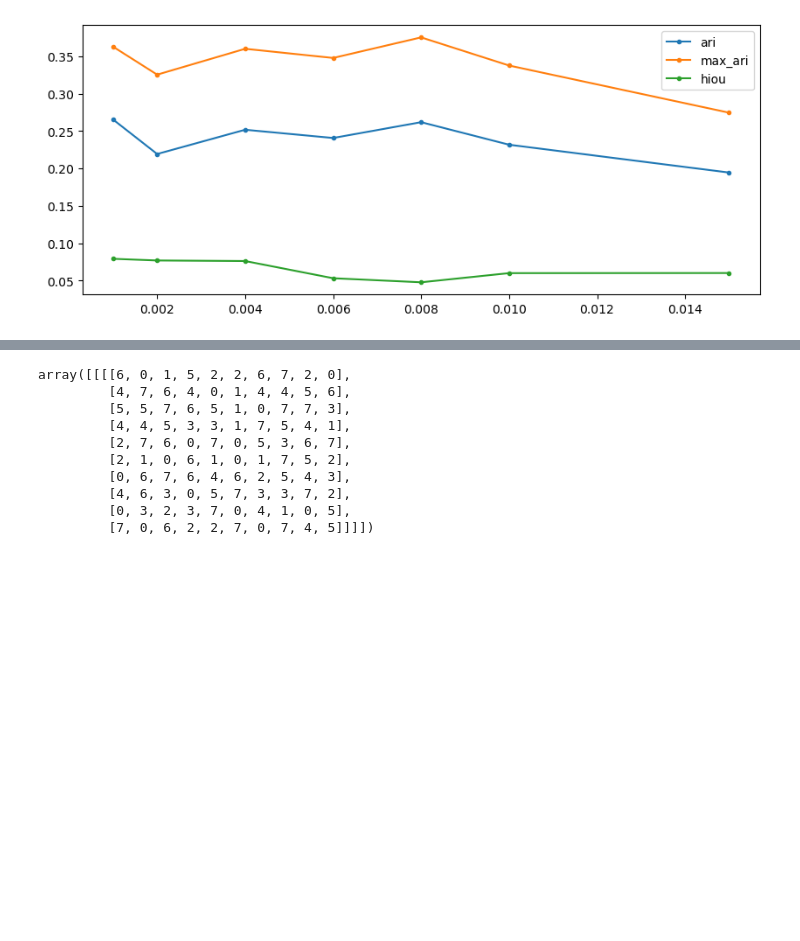
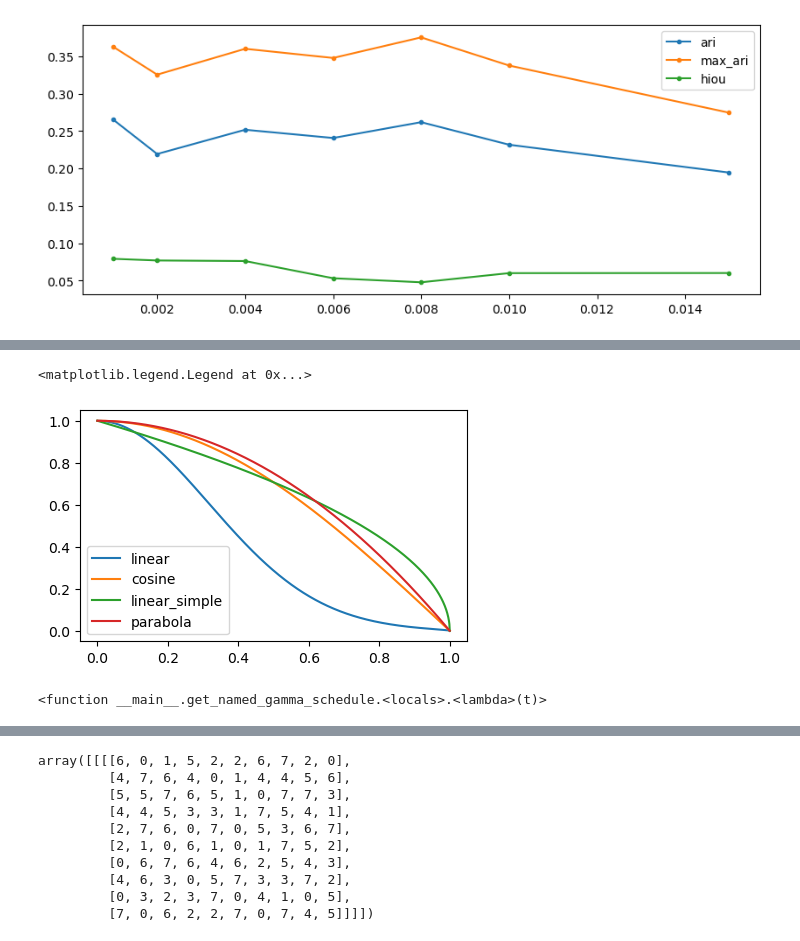
Before and after one commit to JakobLC/diffusion2, a Jupyter notebook: test_script.ipynb, the cells around one changed output, grey strips where cells are left out. Drawn from its saved outputs; the diff is of its cells as text; code cells hidden in the pictures; blank space fills up the shorter version.

```diff
--- a/test_script.ipynb
+++ b/test_script.ipynb
@@ -1072,23 +1069,3 @@ plt.legend()
 # %% [output]
 <matplotlib.legend.Legend at 0x...>
 [figure]
-# %%
-from source.cont_gaussian_diffusion import get_named_gamma_schedule
-
-schedule_name = "cosine"
-input_scales = [0.015,0.01,0.008,0.006,0.004,0.002,0.001]
-schedule_funcs = []
-for b in input_scales:
-    schedule_func = get_named_gamma_schedule(schedule_name,b,logsnr_min=-20,logsnr_max=20)
-    schedule_funcs.append(schedule_func)
-
-plt.figure(figsize=(20,10))
-t = np.linspace(0,1,1000)
-for b,f in zip(input_scales,schedule_funcs):
-    plt.subplot(1,2,1)
-    plt.plot(t,f(t),label=f"b={b}")
-    snr = f(t)/(1-f(t))
-    plt.subplot(1,2,2)
-    plt.plot(t,snr,label=f"b={b}")
-plt.yscale("log")
-plt.legend()
@@ -1101,0 +1159,13 @@ tensor(10.0000, dtype=torch.float64)
+# %%
+plt.figure(figsize=(5,3))
+for s in ["linear","cosine","linear_simple","parabola"]:
+    y = get_named_gamma_schedule(s,1)(t).sqrt()
+    plt.plot(t,y, label=s)
+plt.legend()
+# %% [output]
+<matplotlib.legend.Legend at 0x...>
+[figure, added]
+# %%
+f
+# %% [output]
+<function __main__.get_named_gamma_schedule.<locals>.<lambda>(t)>
```
Also changed, not shown: parts of 26 cells of this notebook, 17 other files.
